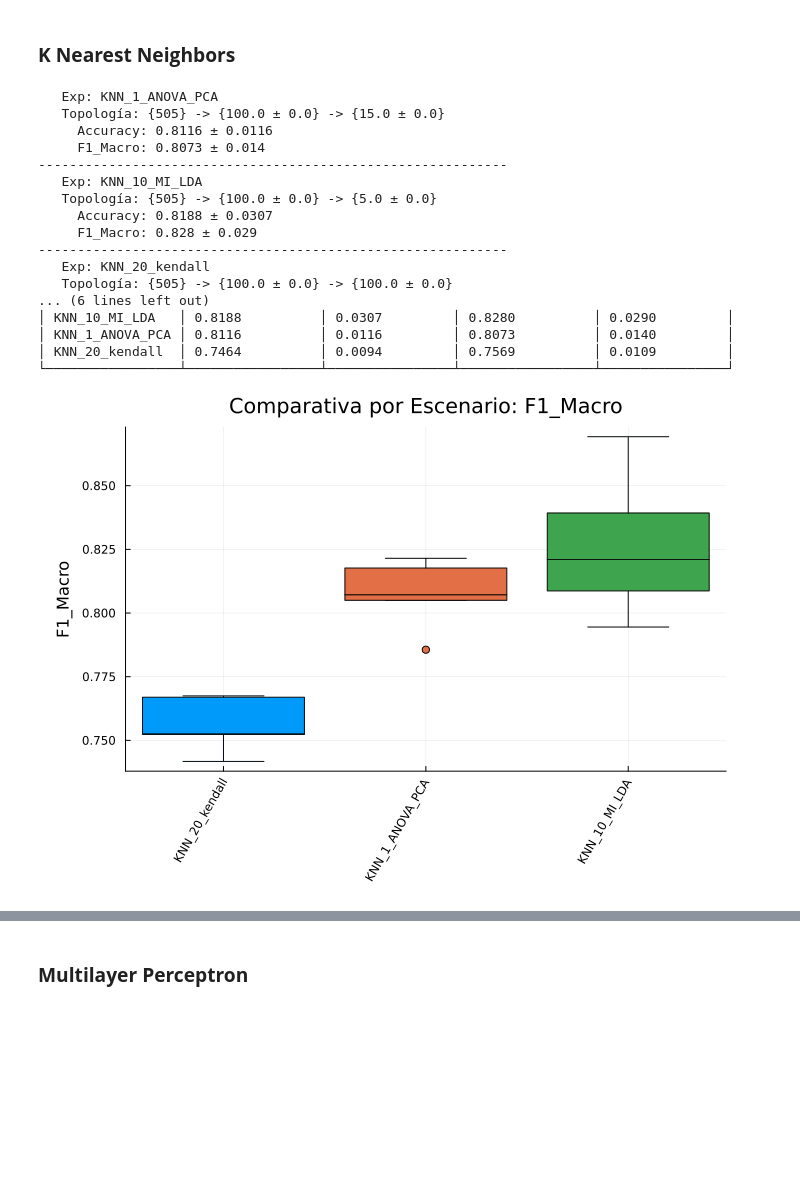
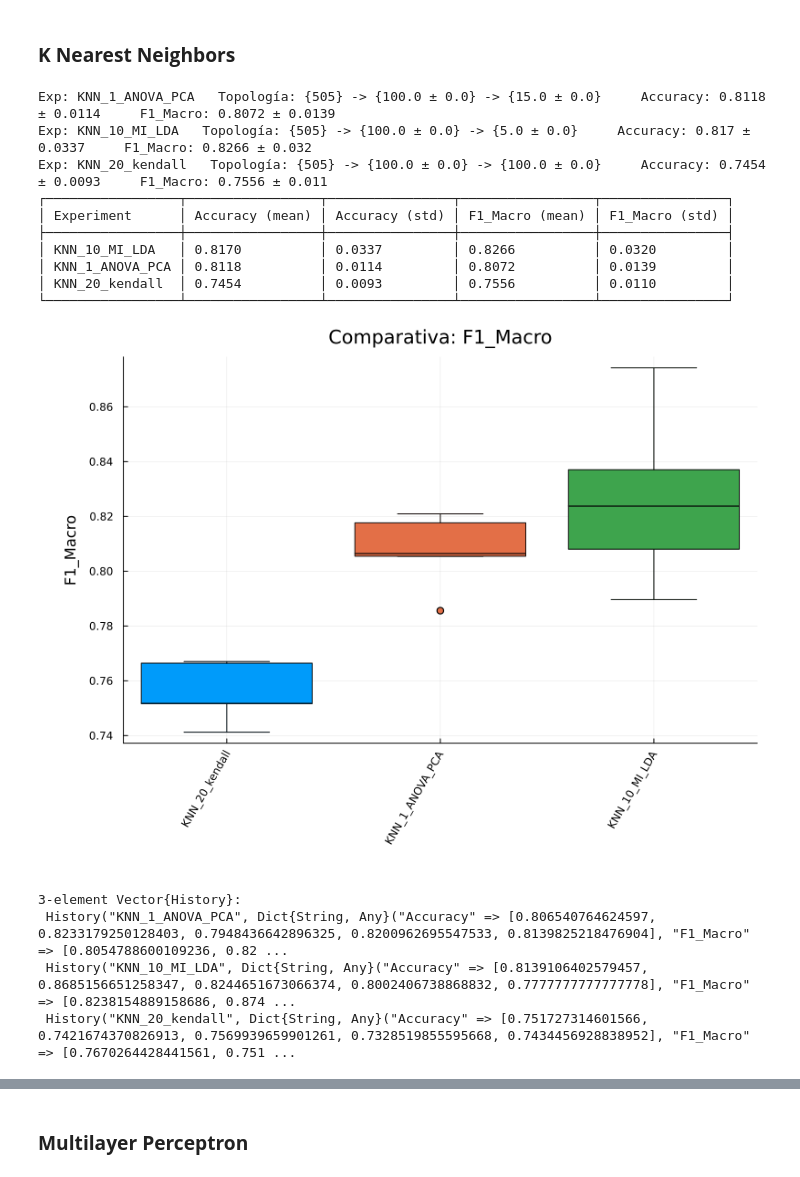
Before and after one commit to albagonzalezpena/MAAAI, a Jupyter notebook: p2/notebooks/experiment.ipynb, the cells around one changed output, grey strips where cells are left out. Saved outputs shown, nothing was run; the diff lists cells and outputs as text; code cells hidden in the pictures; blank space fills up the shorter version.

```diff
--- a/p2/notebooks/experiment.ipynb
+++ b/p2/notebooks/experiment.ipynb
@@ -229,7 +217,7 @@ Ahora, ya diseñado el pipeline de limpieza de valores nulos, lo aplicaremos:
 # %%
 # Suponiendo que full_dataset y missing_percent ya están definidos
 threshold = 5.0
-clean_df, imputation_report = imputeMCAR(full_dataset, missing_percent, threshold)
+clean_df, imputation_report = impute_MCAR(full_dataset, missing_percent, threshold)
 
 println("Dropped features: ", imputation_report["num_eliminated"])
 println("Imputed features: ", imputation_report["num_imputed"])
@@ -926,51 +552,24 @@ Dict{String, StatisticalMeasuresBase.FussyMeasure{M, Nothing} where M} with 2 en
 # %%
 SCENARIOS_KNN = [
     ("KNN_1_ANOVA_PCA", ANOVASelector(k = 100), get_pca_model(outdim=15), get_knn_model(1)),
     ("KNN_10_MI_LDA", MutualInfoSelector(k = 100), get_lda_model(outdim=5), get_knn_model(10)),
     ("KNN_20_kendall", KendallSelector(k=100), nothing, get_knn_model(20)),
 ]
 
-CSV_FILE = "results_knn_cv.csv"
-
-for (tag, filter, reducer, model) in SCENARIOS_KNN
-    try
-        run_experiment_crossvalidation(
-            SCALER,
-            filter,
-            reducer,
-            model,
-            inputs, y, folds,
-            tag = tag,
-            metrics = METRICS,
-            csv_path = CSV_FILE
-        )
-    catch e
-        println("Error en el escenario: $tag")
-        println(e)
-    end
-end
-
-# Mostrar resultados
-create_cv_table(CSV_FILE, ["Accuracy", "F1_Macro"])
-
-p = plot_scenario_metrics(CSV_FILE, "F1_Macro")
-display(p)
+resuls_knn = run_scenarios_cv(SCENARIOS_KNN)
 # %% [output]
-   Exp: KNN_1_ANOVA_PCA
-   Topología: {505} -> {100.0 ± 0.0} -> {15.0 ± 0.0}
-     Accuracy: 0.8116 ± 0.0116
-     F1_Macro: 0.8073 ± 0.014
-------------------------------------------------------------
-   Exp: KNN_10_MI_LDA
-   Topología: {505} -> {100.0 ± 0.0} -> {5.0 ± 0.0}
-     Accuracy: 0.8188 ± 0.0307
-     F1_Macro: 0.828 ± 0.029
-------------------------------------------------------------
-   Exp: KNN_20_kendall
-   Topología: {505} -> {100.0 ± 0.0} -> {100.0 ± 0.0}
-... (6 lines left out)
-│ KNN_10_MI_LDA   │ 0.8188          │ 0.0307         │ 0.8280          │ 0.0290         │
-│ KNN_1_ANOVA_PCA │ 0.8116          │ 0.0116         │ 0.8073          │ 0.0140         │
-│ KNN_20_kendall  │ 0.7464          │ 0.0094         │ 0.7569          │ 0.0109         │
+Exp: KNN_1_ANOVA_PCA   Topología: {505} -> {100.0 ± 0.0} -> {15.0 ± 0.0}     Accuracy: 0.8118 ± 0.0114     F1_Macro: 0.8072 ± 0.0139
+Exp: KNN_10_MI_LDA   Topología: {505} -> {100.0 ± 0.0} -> {5.0 ± 0.0}     Accuracy: 0.817 ± 0.0337     F1_Macro: 0.8266 ± 0.032
+Exp: KNN_20_kendall   Topología: {505} -> {100.0 ± 0.0} -> {100.0 ± 0.0}     Accuracy: 0.7454 ± 0.0093     F1_Macro: 0.7556 ± 0.011
+┌─────────────────┬─────────────────┬────────────────┬─────────────────┬────────────────┐
+│ Experiment      │ Accuracy (mean) │ Accuracy (std) │ F1_Macro (mean) │ F1_Macro (std) │
+├─────────────────┼─────────────────┼────────────────┼─────────────────┼────────────────┤
+│ KNN_10_MI_LDA   │ 0.8170          │ 0.0337         │ 0.8266          │ 0.0320         │
+│ KNN_1_ANOVA_PCA │ 0.8118          │ 0.0114         │ 0.8072          │ 0.0139         │
+│ KNN_20_kendall  │ 0.7454          │ 0.0093         │ 0.7556          │ 0.0110         │
 └─────────────────┴─────────────────┴────────────────┴─────────────────┴────────────────┘
-[figure, old version]
+[figure, new version]
+3-element Vector{History}:
+ History("KNN_1_ANOVA_PCA", Dict{String, Any}("Accuracy" => [0.806540764624597, 0.8233179250128403, 0.7948436642896325, 0.8200962695547533, 0.8139825218476904], "F1_Macro" => [0.8054788600109236, 0.82 ...
+ History("KNN_10_MI_LDA", Dict{String, Any}("Accuracy" => [0.8139106402579457, 0.8685156651258347, 0.8244651673066374, 0.8002406738868832, 0.7777777777777778], "F1_Macro" => [0.8238154889158686, 0.874 ...
+ History("KNN_20_kendall", Dict{String, Any}("Accuracy" => [0.751727314601566, 0.7421674370826913, 0.7569939659901261, 0.7328519855595668, 0.7434456928838952], "F1_Macro" => [0.7670264428441561, 0.751 ...
```
Also changed, not shown: parts of 32 cells of this notebook, 5 other files.
